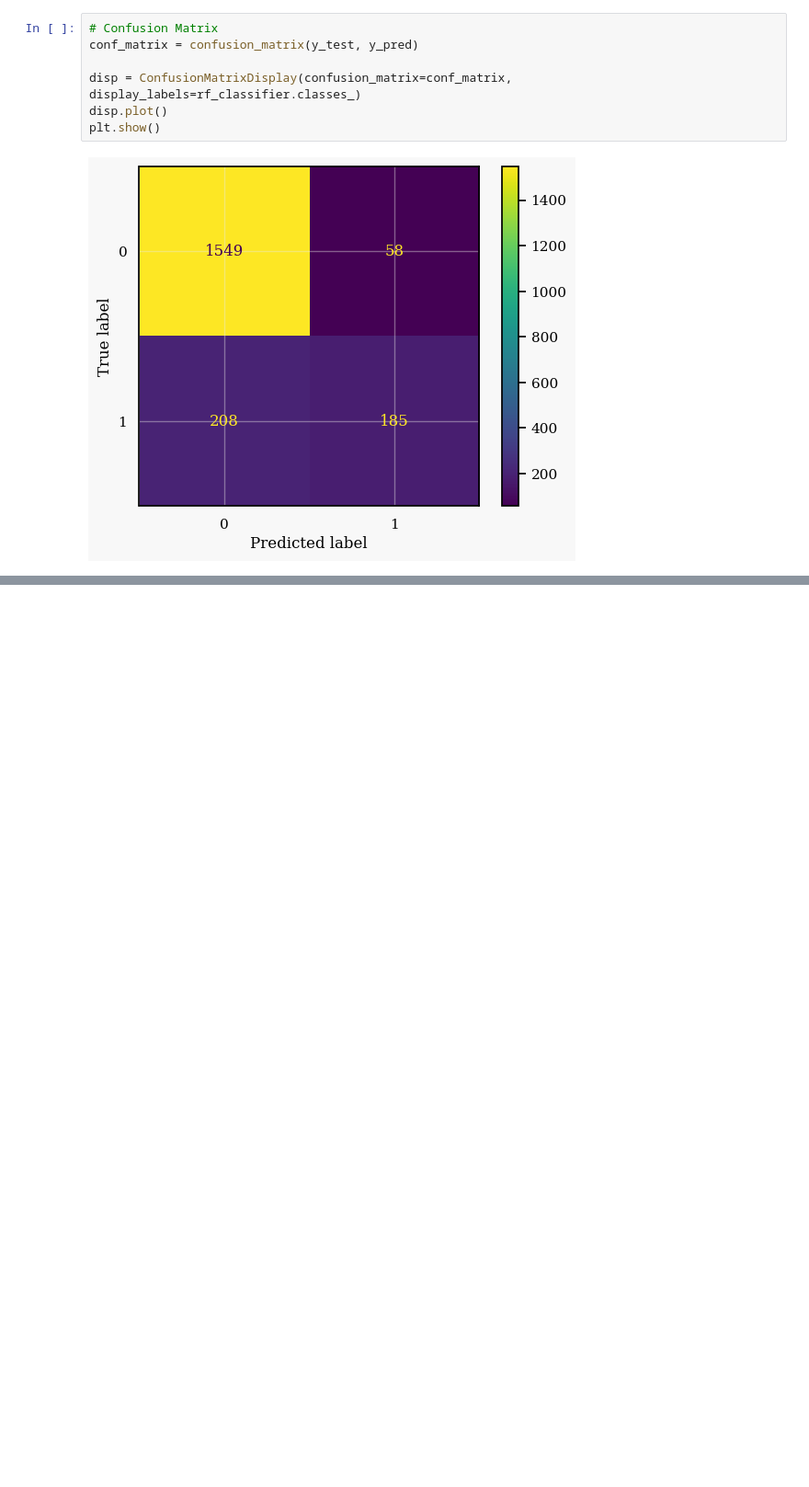
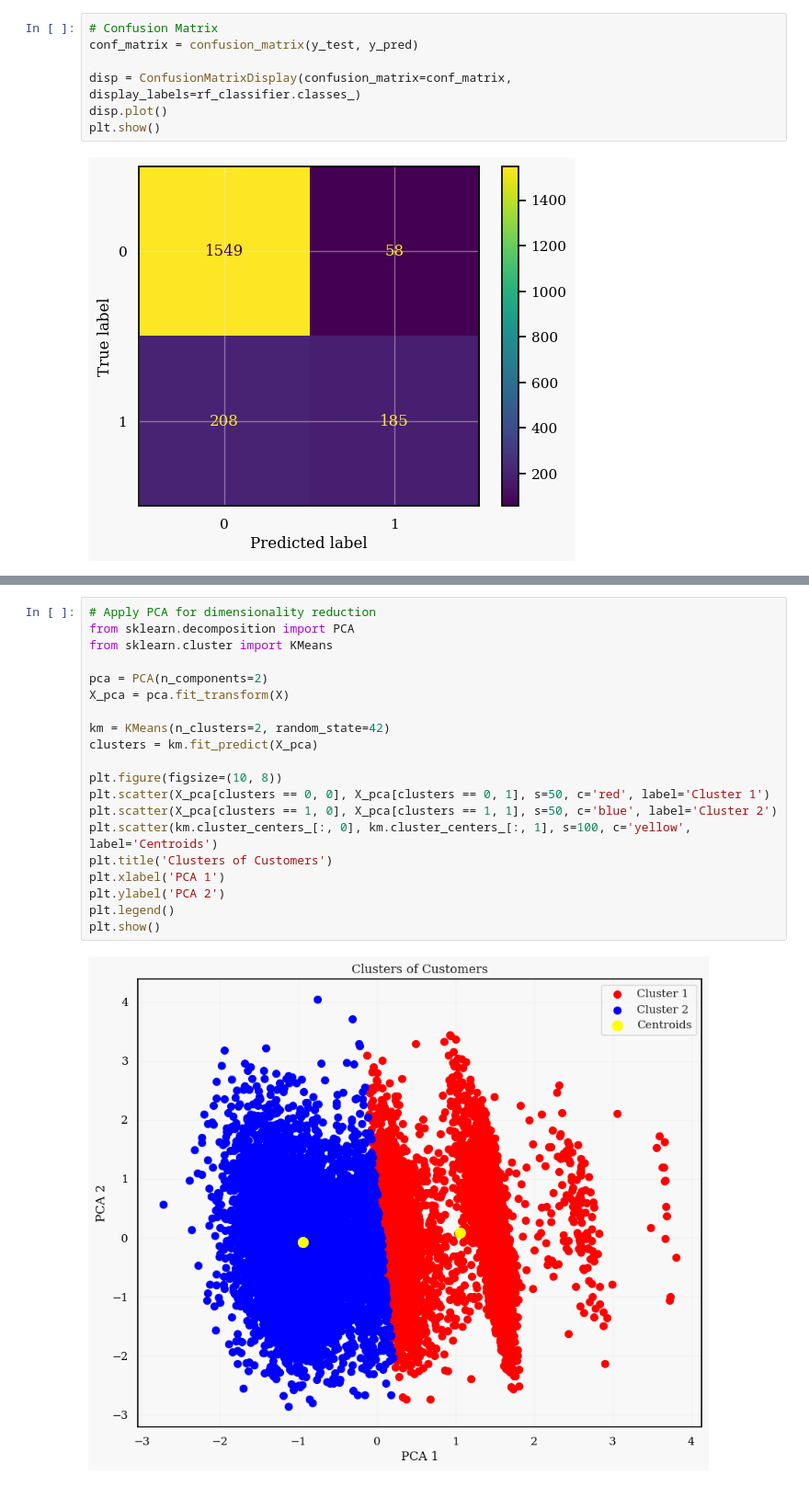
Before and after one commit to gayathriravipati/data-mining, a Jupyter notebook: notebook.ipynb, the cells around one changed output, grey strips where cells are left out. Shown at 92% size. Saved outputs shown, nothing was run; the diff lists cells and outputs as text; blank space fills up the shorter version.

```diff
--- a/notebook.ipynb
+++ b/notebook.ipynb
@@ -314,0 +456,22 @@ Best Parameters: {'max_depth': 30, 'min_samples_leaf': 1, 'min_samples_split': 1
+# %%
+# Apply PCA for dimensionality reduction
+from sklearn.decomposition import PCA
+from sklearn.cluster import KMeans
+
+pca = PCA(n_components=2)
+X_pca = pca.fit_transform(X)
+
+km = KMeans(n_clusters=2, random_state=42)
+clusters = km.fit_predict(X_pca)
+
+plt.figure(figsize=(10, 8))
+plt.scatter(X_pca[clusters == 0, 0], X_pca[clusters == 0, 1], s=50, c='red', label='Cluster 1')
+plt.scatter(X_pca[clusters == 1, 0], X_pca[clusters == 1, 1], s=50, c='blue', label='Cluster 2')
+plt.scatter(km.cluster_centers_[:, 0], km.cluster_centers_[:, 1], s=100, c='yellow', label='Centroids')
+plt.title('Clusters of Customers')
+plt.xlabel('PCA 1')
+plt.ylabel('PCA 2')
+plt.legend()
+plt.show()
+# %% [output]
+[figure, added]
```
Also changed, not shown: parts of 14 cells of this notebook.
